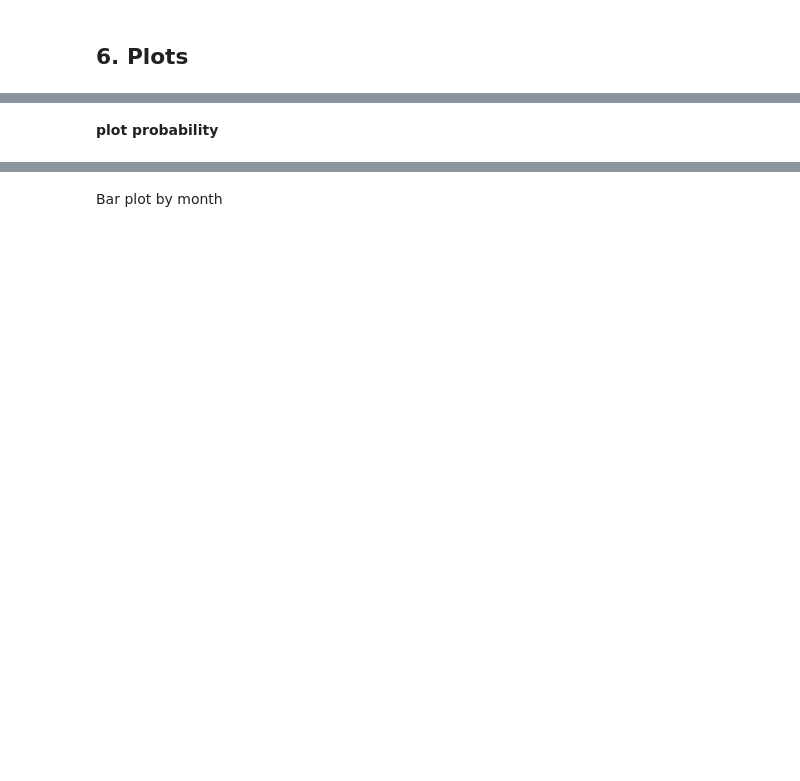
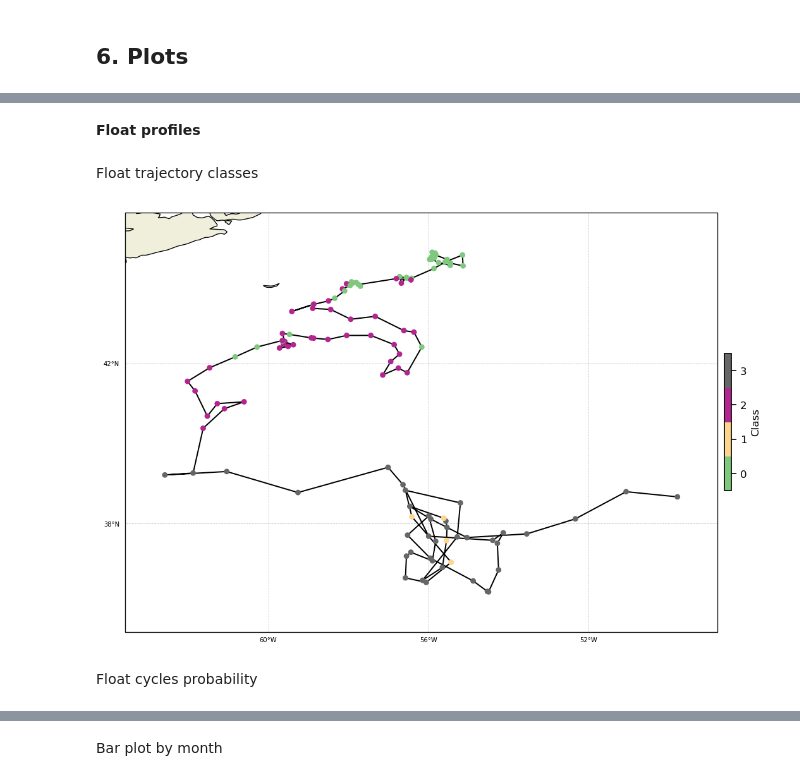
Before and after one commit to euroargodev/DMQC-PCM, a Jupyter notebook: PCM-design/Classif_ArgoReferenceDatabase.ipynb, the cells around one changed output, grey strips where cells are left out. Cells and saved outputs as stored; diff of their text form; code cells hidden in the pictures; blank space fills up the shorter version.

```diff
--- a/PCM-design/Classif_ArgoReferenceDatabase.ipynb
+++ b/PCM-design/Classif_ArgoReferenceDatabase.ipynb
@@ -75,7 +71,7 @@ __5. Model parameters__
 
 Please choose the number of classes. You can have un idea of the best number of classes in your dataset by using the BIC_calculation notebook
 # %%
-K=6 # number of classes
+K=4 # number of classes
 # %% [markdown]
 ## 1. Load argo reference database
 # %% [markdown]
@@ -478,5 +554,58 @@ float_lat[float_source=='selected_float_79']
-# %% [markdown]
-__plot probability__
+# %% [markdown]
+__Float profiles__
+# %% [markdown]
+Float trajectory classes
+# %%
+selected_float_index = [i for i, isource in enumerate(ds_p['source'].values) if 'selected_float' in isource]
+
+kmap = m.plot.cmap(name='Accent')
+
+proj=ccrs.PlateCarree()
+subplot_kw = {'projection': proj}
+fig, ax = plt.subplots(nrows=1, ncols=1, figsize=(
+            12, 12), dpi=120, facecolor='w', edgecolor='k', subplot_kw=subplot_kw)
+
+#p1 = ax.scatter(ds_p['long'], ds_p['lat'], s=3, c=ds_p['PCM_LABELS'], cmap=kmap, transform=proj, label='Argo reference data', alpha=0)
+
+p3 = ax.plot(ds_p['long'].isel(n_profiles = selected_float_index), ds_p['lat'].isel(n_profiles = selected_float_index),
+                 'k-', transform=proj, zorder=-1)
+
+p2 = ax.scatter(ds_p['long'].isel(n_profiles = selected_float_index), ds_p['lat'].isel(n_profiles = selected_float_index), s=20,
+                c=ds_p['PCM_LABELS'].isel(n_profiles = selected_float_index), cmap=kmap, transform=proj, vmin=0, vmax=K, zorder=1)
+#p1 = ax.scatter(ds_p['long'], ds_p['lat'], s=3, c=ds_p['PCM_LABELS'], cmap=kmap, transform=proj, label='Argo reference data')
+
+#p3 = ax.plot(ds_p['long'].isel(n_profiles = selected_float_index), ds_p['lat'].isel(n_profiles = selected_float_index),
+#                 'b-', transform=proj, markersize = 3, markerfacecolor="None", label = str(float_WMO) + ' float trajectory')
+
+land_feature = cfeature.NaturalEarthFeature(
+            category='physical', name='land', scale='50m', facecolor=[0.9375, 0.9375, 0.859375])
+ax.add_feature(land_feature, edgecolor='black')
+
+defaults = {'linewidth': .5, 'color': 'gray', 'alpha': 0.5, 'linestyle': '--'}
+gl = ax.gridlines(crs=ax.projection,draw_labels=True, **defaults)
+gl.xlocator = mticker.FixedLocator(np.arange(-180, 180+1, 4))
+gl.ylocator = mticker.FixedLocator(np.arange(-90, 90+1, 4))
+gl.xformatter = LONGITUDE_FORMATTER
+gl.yformatter = LATITUDE_FORMATTER
+gl.xlabel_style = {'fontsize': 6}
+gl.ylabel_style = {'fontsize': 6}
+gl.xlabels_top = False
+gl.ylabels_right = False
+lon_180 = np.mod((ds_p['long'].isel(n_profiles = selected_float_index)+180),360)-180
+ax.set_xlim([lon_180.min()-1, lon_180.max()+1])
+ax.set_ylim([ds_p['lat'].isel(n_profiles = selected_float_index).min()-1, ds_p['lat'].isel(n_profiles = selected_float_index).max()+1])
+
+cbar = plt.colorbar(p2, shrink=0.2, pad=0.01)
+cbar.set_ticks(np.arange(0.5, K+0.5))
+cbar.set_ticklabels(range(K))
+cbar.ax.tick_params(labelsize=10)
+cbar.set_label('Class', fontsize=10)
+
+#plt.legend(bbox_to_anchor=(1.02, 1), loc='upper left')
+# %% [output]
+[figure, added]
+# %% [markdown]
+Float cycles probability
 # %%
 float_labels = ds_p['PCM_LABELS'].isel(n_profiles = selected_float_index)
 float_post = ds_p['PCM_POST'].isel(n_profiles = selected_float_index, pcm_class = float_labels.astype(np.int16))
```
Also changed, not shown: parts of 78 cells of this notebook, 3 other files.
